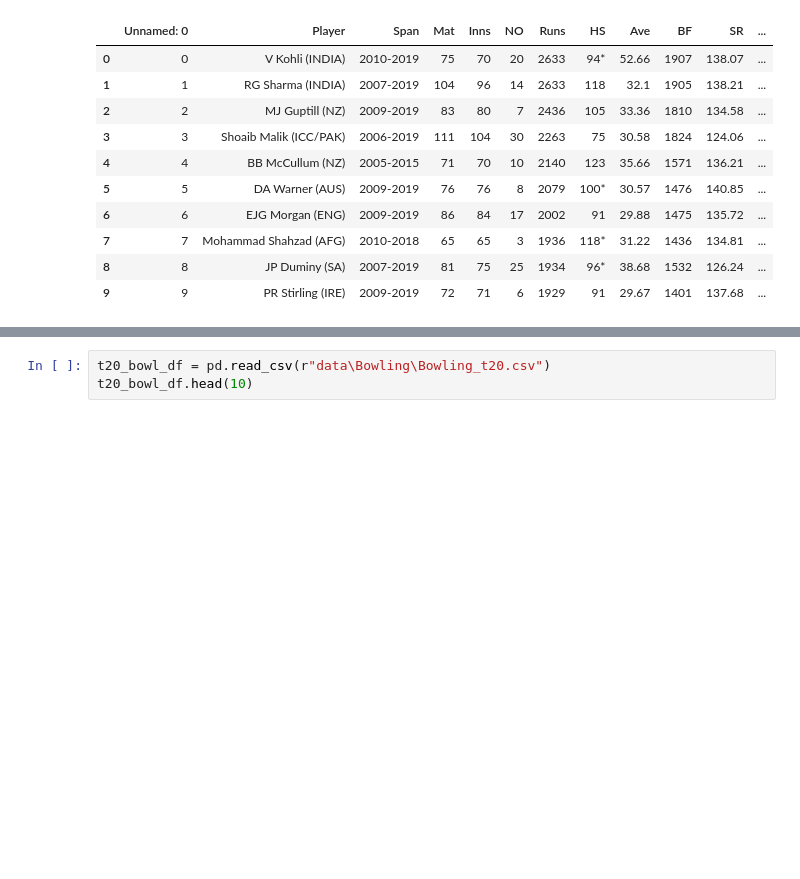
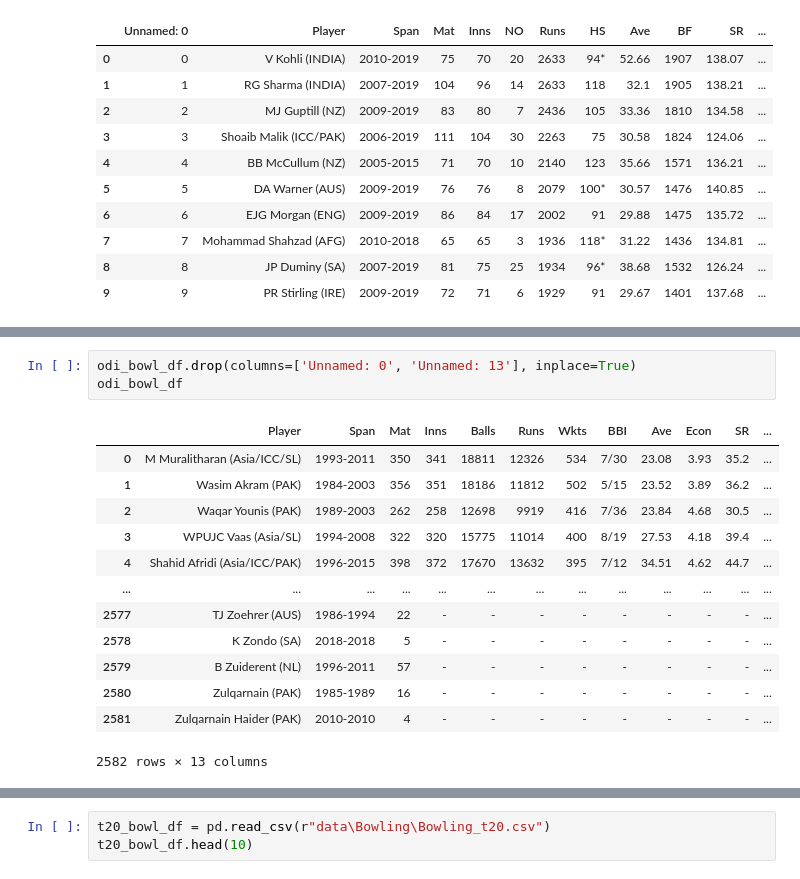
Before and after one commit to shivam-paul-19/cricket-player-analyzer, a Jupyter notebook: data_cleaning.ipynb, the cells around one changed output, grey strips where cells are left out. Drawn from its saved outputs; the diff is of its cells as text; blank space fills up the shorter version.

```diff
--- a/data_cleaning.ipynb
+++ b/data_cleaning.ipynb
@@ -454,0 +673,17 @@ odi_bowl_df.head(10)
+# %%
+odi_bowl_df.drop(columns=['Unnamed: 0', 'Unnamed: 13'], inplace=True)
+odi_bowl_df
+# %% [output]
+|  | Player | Span | Mat | Inns | Balls | Runs | Wkts | BBI | Ave | Econ | SR | ... |
+| 0 | M Muralitharan (Asia/ICC/SL) | 1993-2011 | 350 | 341 | 18811 | 12326 | 534 | 7/30 | 23.08 | 3.93 | 35.2 | ... |
+| 1 | Wasim Akram (PAK) | 1984-2003 | 356 | 351 | 18186 | 11812 | 502 | 5/15 | 23.52 | 3.89 | 36.2 | ... |
+| 2 | Waqar Younis (PAK) | 1989-2003 | 262 | 258 | 12698 | 9919 | 416 | 7/36 | 23.84 | 4.68 | 30.5 | ... |
+| 3 | WPUJC Vaas (Asia/SL) | 1994-2008 | 322 | 320 | 15775 | 11014 | 400 | 8/19 | 27.53 | 4.18 | 39.4 | ... |
+| 4 | Shahid Afridi (Asia/ICC/PAK) | 1996-2015 | 398 | 372 | 17670 | 13632 | 395 | 7/12 | 34.51 | 4.62 | 44.7 | ... |
+| ... | ... | ... | ... | ... | ... | ... | ... | ... | ... | ... | ... | ... |
+| 2577 | TJ Zoehrer (AUS) | 1986-1994 | 22 | - | - | - | - | - | - | - | - | ... |
+| 2578 | K Zondo (SA) | 2018-2018 | 5 | - | - | - | - | - | - | - | - | ... |
+| 2579 | B Zuiderent (NL) | 1996-2011 | 57 | - | - | - | - | - | - | - | - | ... |
+| 2580 | Zulqarnain (PAK) | 1985-1989 | 16 | - | - | - | - | - | - | - | - | ... |
+| 2581 | Zulqarnain Haider (PAK) | 2010-2010 | 4 | - | - | - | - | - | - | - | - | ... |
+2582 rows × 13 columns
```
Also changed, not shown: parts of 31 cells of this notebook, 4 other files.
